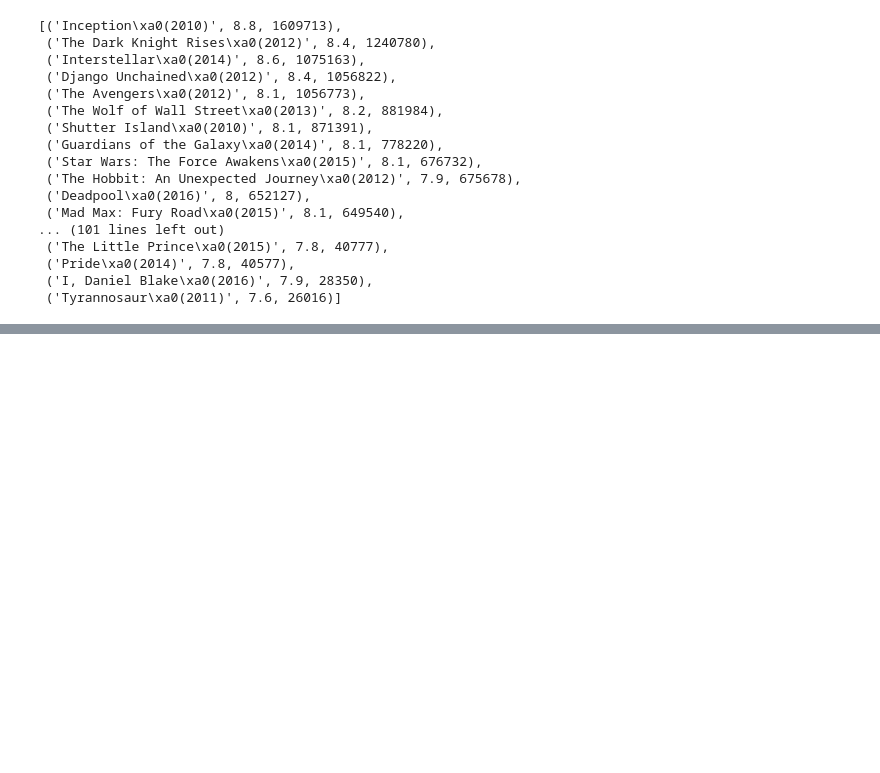
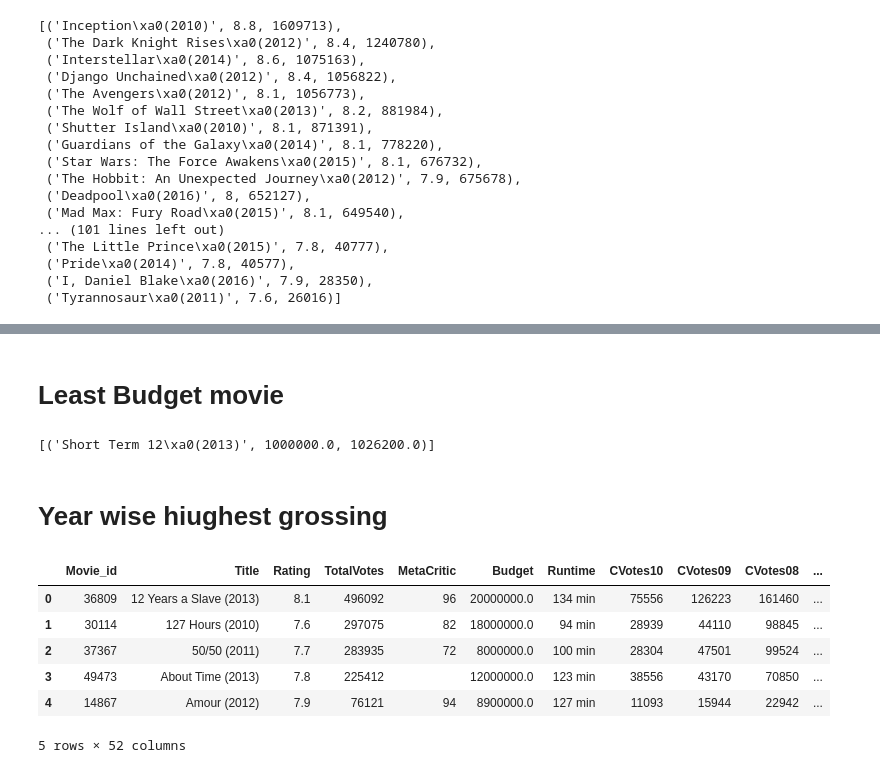
Before and after one commit to chirag-3/IMDB-data-exploratory-data-analysis, a Jupyter notebook: IMDB Exploratory Data Analysis.ipynb, the cells around one changed output, grey strips where cells are left out. Drawn from its saved outputs; the diff is of its cells as text; code cells hidden in the pictures; blank space fills up the shorter version.

```diff
--- a/IMDB Exploratory Data Analysis.ipynb
+++ b/IMDB Exploratory Data Analysis.ipynb
@@ -127,0 +264,2 @@ movie_votes
+# %% [markdown]
+# Least Budget movie
@@ -127,0 +276,18 @@ movie_votes
+# %%
+print(answer)
+# %% [output]
+[('Short Term 12\xa0(2013)', 1000000.0, 1026200.0)]
+# %% [markdown]
+# Year wise hiughest grossing
+# %%
+df = pd.read_sql_query('select * from imdb',db)
+# %%
+df.head()
+# %% [output]
+|  | Movie_id | Title | Rating | TotalVotes | MetaCritic | Budget | Runtime | CVotes10 | CVotes09 | CVotes08 | ... |
+| 0 | 36809 | 12 Years a Slave (2013) | 8.1 | 496092 | 96 | 20000000.0 | 134 min | 75556 | 126223 | 161460 | ... |
+| 1 | 30114 | 127 Hours (2010) | 7.6 | 297075 | 82 | 18000000.0 | 94 min | 28939 | 44110 | 98845 | ... |
+| 2 | 37367 | 50/50 (2011) | 7.7 | 283935 | 72 | 8000000.0 | 100 min | 28304 | 47501 | 99524 | ... |
+| 3 | 49473 | About Time (2013) | 7.8 | 225412 |  | 12000000.0 | 123 min | 38556 | 43170 | 70850 | ... |
+| 4 | 14867 | Amour (2012) | 7.9 | 76121 | 94 | 8900000.0 | 127 min | 11093 | 15944 | 22942 | ... |
+5 rows × 52 columns
```
Also changed, not shown: parts of 51 cells of this notebook.
